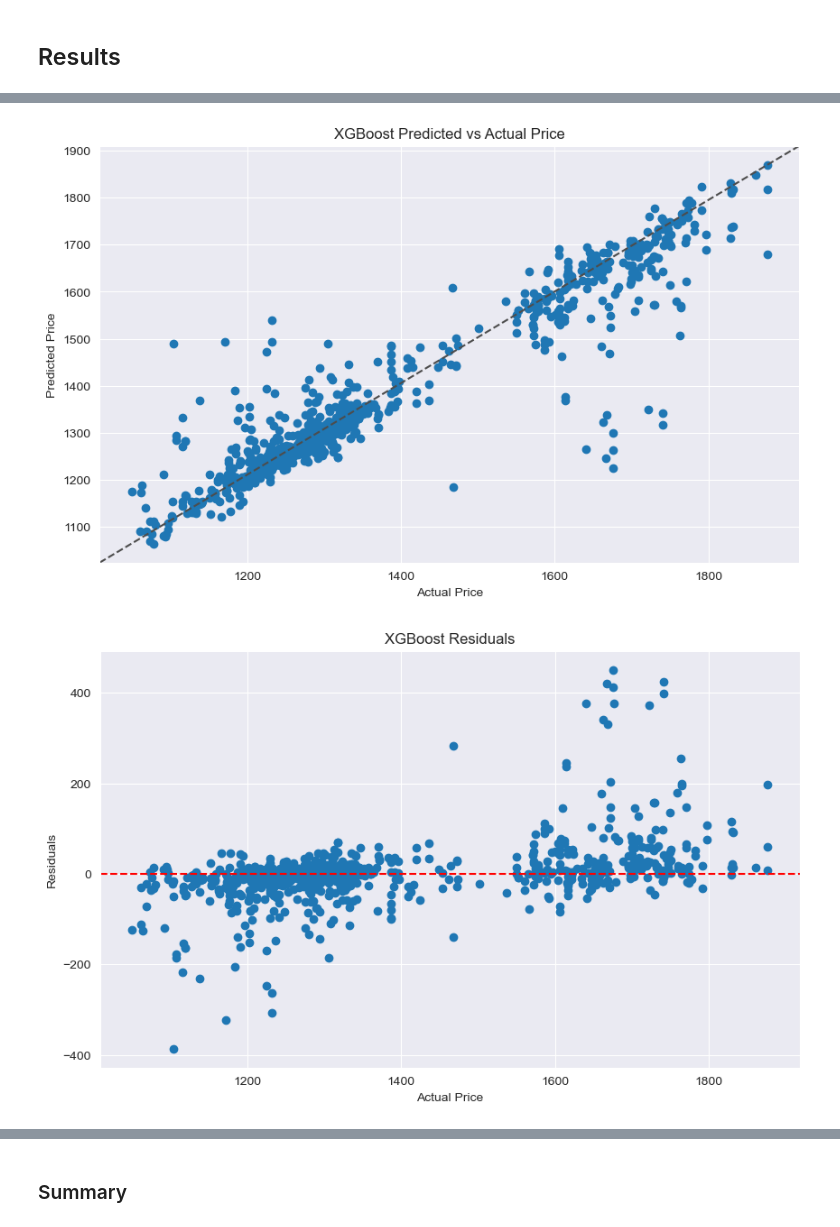
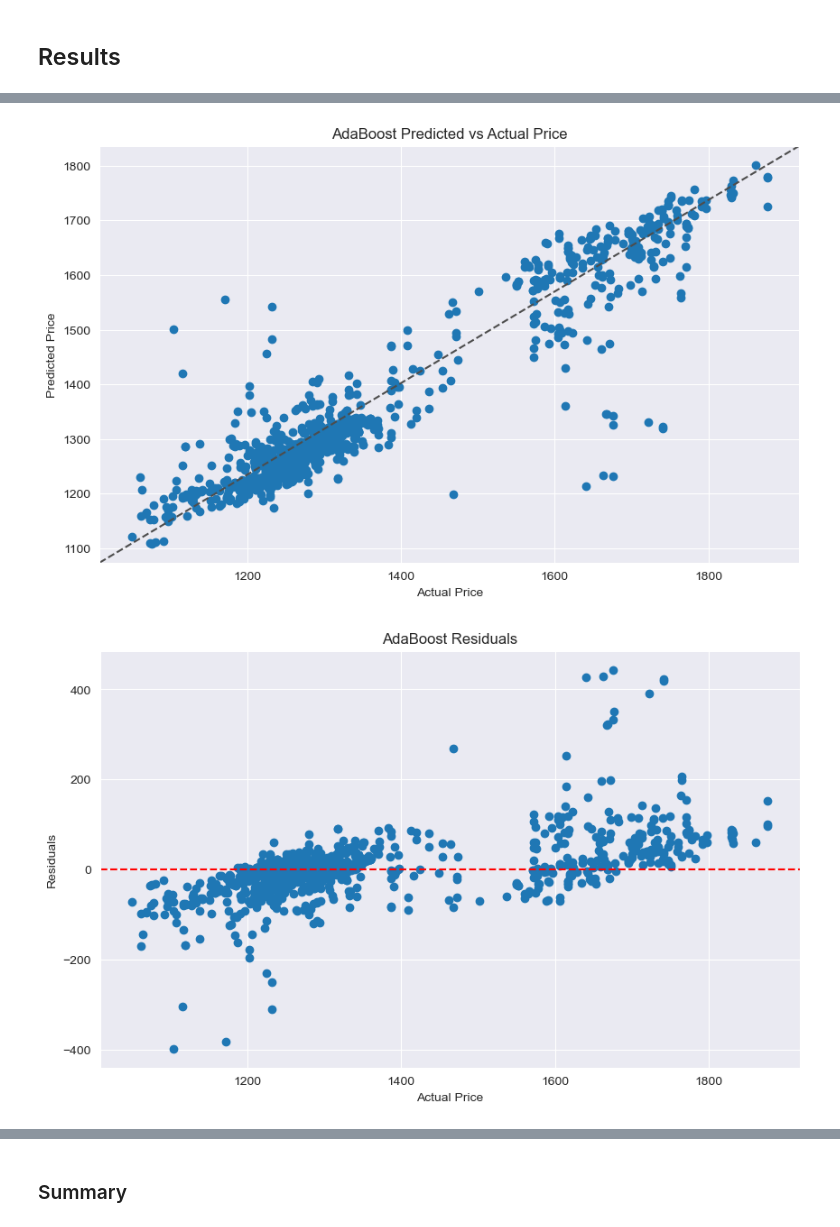
Before and after one commit to itsGarrin/nlp-commodities-price-prediction, a Jupyter notebook: notebook/nlp-commodities-price-prediction.ipynb, the cells around one changed output, grey strips where cells are left out. Drawn from its saved outputs; the diff is of its cells as text; code cells hidden in the pictures.

```diff
--- a/notebook/nlp-commodities-price-prediction.ipynb
+++ b/notebook/nlp-commodities-price-prediction.ipynb
@@ -1237,27 +1238,27 @@ plt.show()
 # %%
 # create a predicted vs actual plt
 plt.figure(figsize=(10, 6))
 #add diagonal line
 plt.plot([0, 1], [0, 1], transform=plt.gca().transAxes, ls="--", c=".3")
-plt.scatter(y_test, y_pred_xgb_tuned)
+plt.scatter(y_test, y_pred_ada_tuned)
 plt.xlabel('Actual Price')
 plt.ylabel('Predicted Price')
-plt.title('XGBoost Predicted vs Actual Price')
+plt.title('AdaBoost Predicted vs Actual Price')
 plt.show()
 # %% [output]
-[figure, old version]
+[figure, new version]
 # %%
 # create a residual plot
-residuals = y_test - y_pred_xgb_tuned
+residuals = y_test - y_pred_ada_tuned
 plt.figure(figsize=(10, 6))
 plt.scatter(y_test, residuals)
 plt.axhline(y=0, color='r', linestyle='--')
 plt.xlabel('Actual Price')
 plt.ylabel('Residuals')
-plt.title('XGBoost Residuals')
+plt.title('AdaBoost Residuals')
 plt.show()
 # %% [output]
-[figure, old version]
+[figure, new version]
 # %%
 # create a residual distribution plot
 plt.figure(figsize=(10, 6))
```
Also changed, not shown: parts of 10 cells of this notebook.
